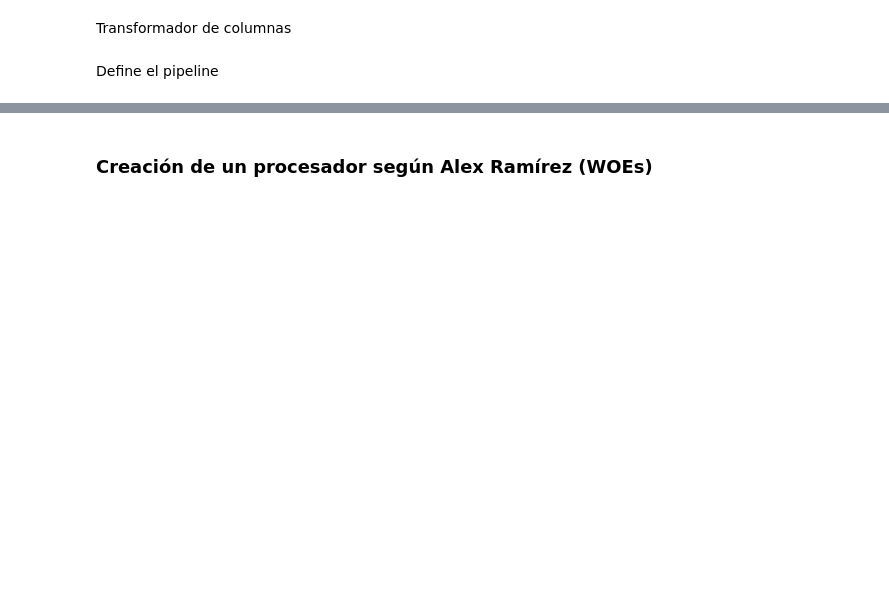
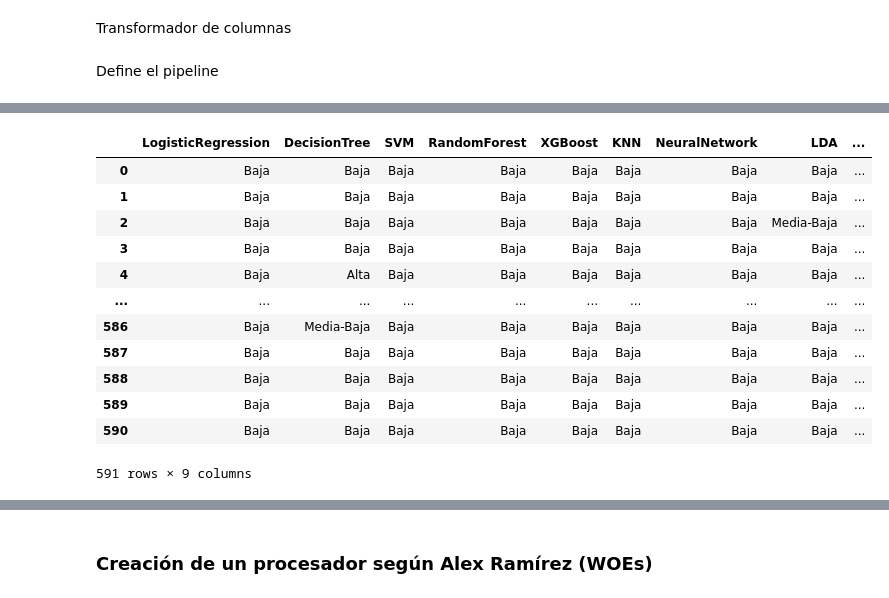
Before and after one commit to FedeAlfaro/Proyecto-Riesgo, a Jupyter notebook: despreciable.ipynb, the cells around one changed output, grey strips where cells are left out. Saved outputs shown, nothing was run; the diff lists cells and outputs as text; code cells hidden in the pictures; blank space fills up the shorter version.

```diff
--- a/despreciable.ipynb
+++ b/despreciable.ipynb
@@ -673 +649,22 @@ probabilities_df
 591 rows × 9 columns
+# %%
+bins = [0, 0.25, 0.5, 0.75, 1]
+labels = ['Baja', 'Media-Baja', 'Media-Alta', 'Alta']
+
+# Aplicar pd.cut a cada columna del DataFrame
+categories_df = probabilities_df.apply(lambda col: pd.cut(col, bins=bins, labels=labels, include_lowest=True))
+categories_df
+# %% [output]
+|  | LogisticRegression | DecisionTree | SVM | RandomForest | XGBoost | KNN | NeuralNetwork | LDA | ... |
+| 0 | Baja | Baja | Baja | Baja | Baja | Baja | Baja | Baja | ... |
+| 1 | Baja | Baja | Baja | Baja | Baja | Baja | Baja | Baja | ... |
+| 2 | Baja | Baja | Baja | Baja | Baja | Baja | Baja | Media-Baja | ... |
+| 3 | Baja | Baja | Baja | Baja | Baja | Baja | Baja | Baja | ... |
+| 4 | Baja | Alta | Baja | Baja | Baja | Baja | Baja | Baja | ... |
+| ... | ... | ... | ... | ... | ... | ... | ... | ... | ... |
+| 586 | Baja | Media-Baja | Baja | Baja | Baja | Baja | Baja | Baja | ... |
+| 587 | Baja | Baja | Baja | Baja | Baja | Baja | Baja | Baja | ... |
+| 588 | Baja | Baja | Baja | Baja | Baja | Baja | Baja | Baja | ... |
+| 589 | Baja | Baja | Baja | Baja | Baja | Baja | Baja | Baja | ... |
+| 590 | Baja | Baja | Baja | Baja | Baja | Baja | Baja | Baja | ... |
+591 rows × 9 columns
```
Also changed, not shown: parts of 26 cells of this notebook.
